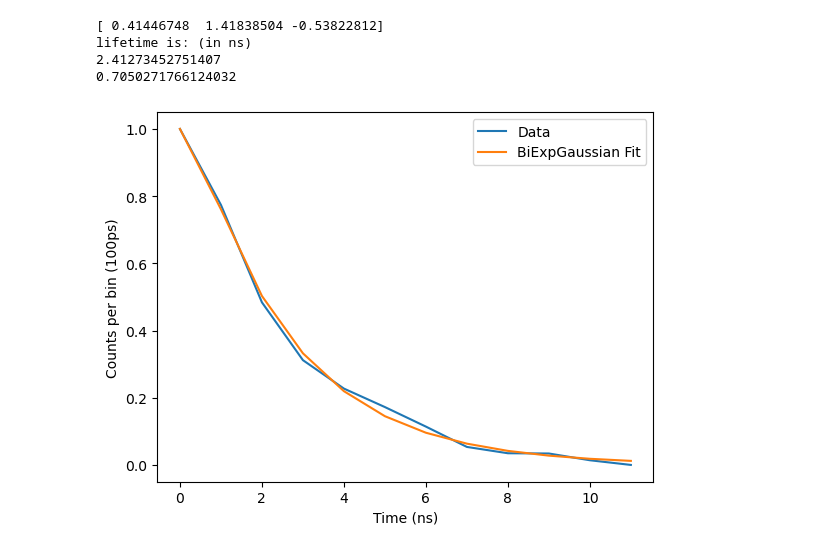
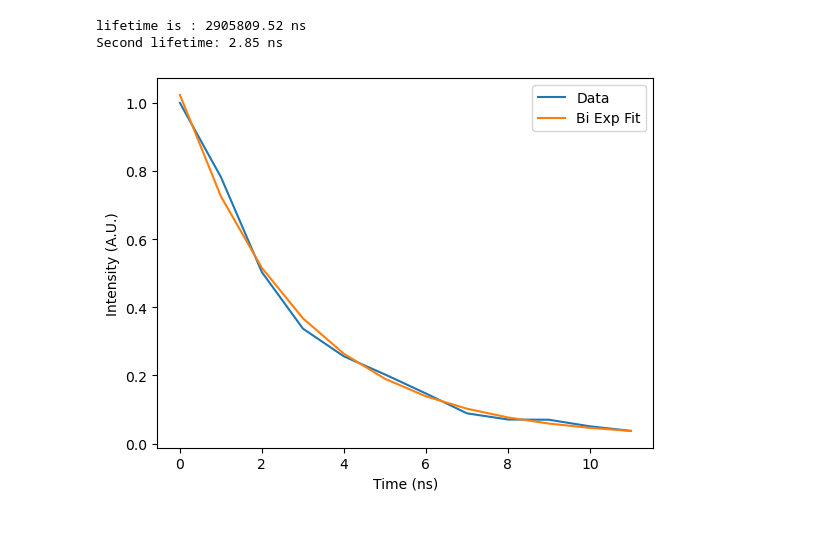
Before and after one commit to UW-Quantum-Defect-Lab/qdmodel, a Jupyter notebook: qdanalysis/timetagger_analysis/lifetimeanalysis.ipynb, the cells around one changed output. Drawn from its saved outputs; the diff is of its cells as text; code cells hidden in the pictures.

```diff
--- a/qdanalysis/timetagger_analysis/lifetimeanalysis.ipynb
+++ b/qdanalysis/timetagger_analysis/lifetimeanalysis.ipynb
@@ -69,7 +61,17 @@ IRF_data_file_name_12_bins = "Histogram_2025-08-05_115233_IRF_12_superk.txt"
 # df = read_text_file('/home/angel/work/imod-internship/code/data/lifetime/tommy-lifetime/laser_si.txt') # not relevant to this notebook, disregard
 df = read_text_file(f"/home/angel/work/imod-internship/code/data/lifetime/{IRF_data_file_name_12_bins}")
 print(df)
-fit_gaussian(df)
+
+x = df.values[:, 0] / 1000
+y = df.values[:, 1]
+popt, pcov = fit_gaussian(x, y)
+print('std is %.3f' %popt[2])
+fwhm = 2 * np.sqrt(2 * np.log(2)) * popt[2]
+
+legend = ["Laser IRF", f"Gaussian Fit (FWHM: {fwhm*1:.2f} ns)"]
+x_label = "Time (ns)"
+y_label = "Counts per bin (1 ns)"
+plot_data(x, y, gaussian, popt, legend, x_label, y_label)
 # %% [output]
     "Time (ps)"  "Counts per bin"
 0             0               597
@@ -134,56 +139,63 @@ plt.plot(times_nv, cts_nv)
 # %%
 true_cts = cts_nv - cts
-true_cts = true_cts - min(true_cts) # normalize counts #PLAY WITH THIS, comment in and out to see what looks better
+# true_cts = true_cts - min(true_cts) # normalize counts #PLAY WITH THIS, comment in and out to see what looks better
 true_cts = true_cts/max(true_cts) # normalize counts
-#plt.plot(times_dot, true_cts) # 30 min integration time)
-# scipt convolution for exponential and gaussian
 from scipy import special
-from scipy.stats import exponnorm
-# # a is tau1, b is tau2, c is amplitude of tau1, d is amplitude of tau2, f is the time offset of gaussian
-# def expgaussian(x, a, b, c, d, f):
-#     return c/2*np.exp(a/2*(2*f+a*0.449**2-2*x))*special.erfc((f+a*0.449**2-x)/(np.sqrt(2)*0.449))+d/2*np.exp(b/2*(2*f+b*0.449**2-2*x))*special.erfc((f+b*0.449**2-x)/(np.sqrt(2)*0.449))
-# https://arxiv.org/pdf/2201.03561.pdf - where math function is coming from
 
 def expgaussian(x, a, c, f):
     std = 0.417
     arg1 = a / 2 * (2 * f + a * std**2 - 2 * x)
     arg2 = (f + a * std**2 - x) / (np.sqrt(2) * std)
     return c / 2 * np.exp(arg1) * special.erfc(arg2)
 
     # return c/2*np.exp(a/2*(2*f+a*std**2-2*x))*special.erfc((f+a*std**2-x)/(np.sqrt(2)*std)) # std obtained from fit_gaussian function call
-
+    # https://arxiv.org/pdf/2201.03561.pdf - where math function is coming from
 def fit_expgaussian(x, y):
-
-    # p0 = [0.1, 0.1, 1, 1, 20]  # Initial guess for the parameters?
     a0 = 2
     c0 = 1
     f0 = 0.0
 
     p0 = [a0, c0, f0]
-    # boundsp0 = ((0,0, 0, 0, 10),(20,20,100,100, 30))
     boundsp0 = ((0, 0, 0),(20, 100, 30))
     popt, pcov = curve_fit(expgaussian, x, y, p0=p0, maxfev=10000, gtol = 1e-10)
-    # popt, pcov = curve_fit(expgaussian, x, y, p0=p0, maxfev=10000, gtol = 1e-10)
-    print(popt)
+
     # Plot the data and the fitted curve
     plt.plot(x, y, label='Data')
     plt.plot(x, expgaussian(x, *popt), label='ExpGaussian Fit')
     plt.xlabel('Time (ns)')
     plt.ylabel('Counts per bin (100ps)')
     plt.legend()
 
     # Add the FWHM to the legend
     plt.legend(['Data', 'BiExpGaussian Fit'])
     print("lifetime is: (in ns)")
     print(1/popt[0])
     print(1/popt[1])
     plt.show()
-fit_expgaussian(times_nv, true_cts) # 1.06 ns is FWHM of gaussian laser
+# fit_expgaussian(times_nv, true_cts) # 1.06 ns is FWHM of gaussian laser
 
-# try doing one lifetime fit
+def bi_exponential(x, amplitude_1, lifetime_1, amplitude_2, lifetime_2):
+    return amplitude_1 * np.exp(-x/lifetime_1) + amplitude_2 *np.exp(-x/lifetime_2)
+
+def fit_biexponential(x, y):
+    a0 = 1
+    c0 = 10
+    amplitude_2_0 = 1
+    lifetime_2_0 = 1
+    p0 = [a0, c0, amplitude_2_0, lifetime_2_0]
+
+    popt, pcov = curve_fit(bi_exponential, x, y, p0=p0, maxfev=10000, gtol = 1e-10)
+    return popt, pcov
+
+popt, pcov = fit_biexponential(times_nv, true_cts)
+print(f"lifetime is : {popt[1]:.2f} ns")
+print(f"Second lifetime: {popt[3]:.2f} ns")
+
+legend = ["Data", "Bi Exp Fit"]
+x_label = "Time (ns)"
+y_label = "Intensity (A.U.)"
+plot_data(times_nv, true_cts, bi_exponential, popt, legend, x_label, y_label)
 # %% [output]
-[ 0.41446748  1.41838504 -0.53822812]
-lifetime is: (in ns)
-2.41273452751407
-0.7050271766124032
+lifetime is : 2905809.52 ns
+Second lifetime: 2.85 ns
-[figure, old version]
+[figure, new version]
```
Also changed, not shown: parts of 5 cells of this notebook.
